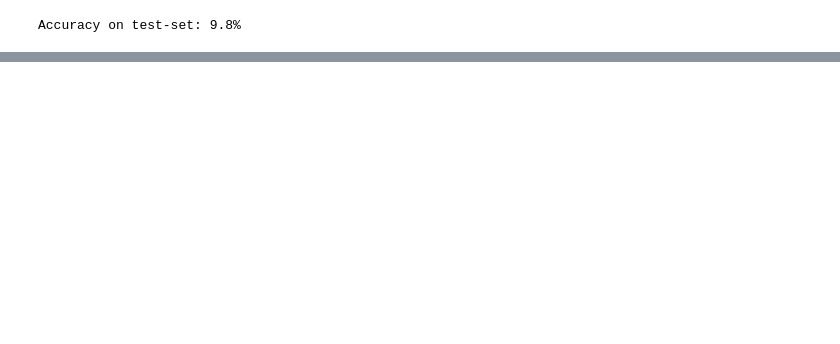
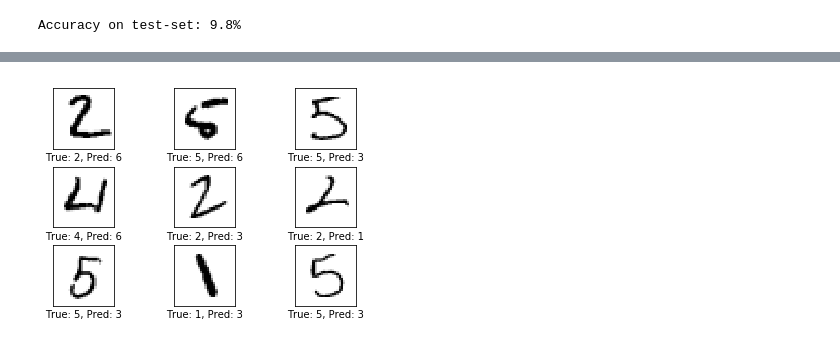
Before and after one commit to ShaunakSen/Deep-Learning, a Jupyter notebook: TensorFlow_Tutorial_01_Simple_Linear_Model.ipynb, the cells around one changed output, grey strips where cells are left out. Drawn from its saved outputs; the diff is of its cells as text; code cells hidden in the pictures; blank space fills up the shorter version.

```diff
--- a/TensorFlow_Tutorial_01_Simple_Linear_Model.ipynb
+++ b/TensorFlow_Tutorial_01_Simple_Linear_Model.ipynb
@@ -503,0 +535,4 @@ Accuracy on test-set: 91.9%
+# %%
+plot_example_errors()
+# %% [output]
+[figure, added]
```
Also changed, not shown: parts of 22 cells of this notebook.
